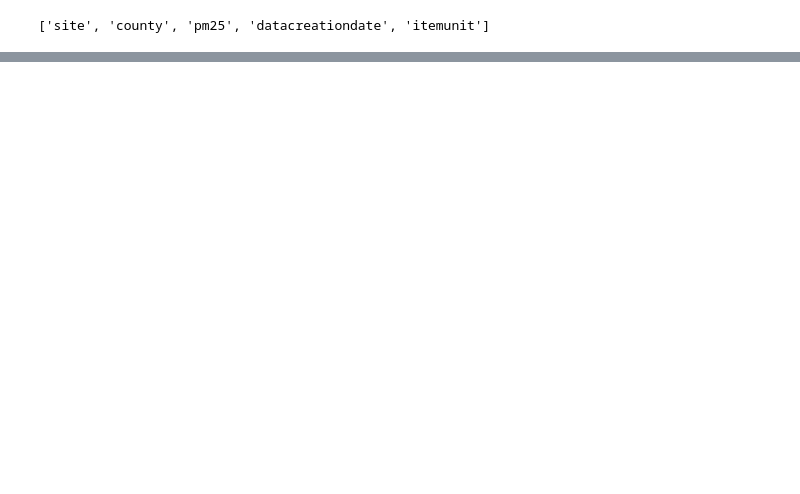
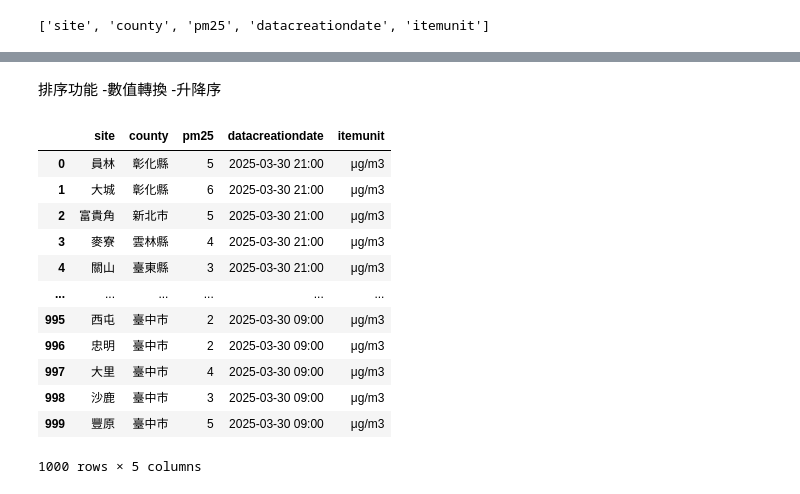
Before and after one commit to GarrisonHuang/flaskdemo, a Jupyter notebook: test.ipynb, the cells around one changed output, grey strips where cells are left out. Saved outputs shown, nothing was run; the diff lists cells and outputs as text; code cells hidden in the pictures; blank space fills up the shorter version.

```diff
--- a/test.ipynb
+++ b/test.ipynb
@@ -439,0 +425,4 @@ values
+# %% [markdown]
+排序功能
+-數值轉換
+-升降序
@@ -439,0 +431,18 @@ values
+# %%
+datas=requests.get(url).json()["records"]
+df=pd.DataFrame(datas)
+df
+# %% [output]
+|  | site | county | pm25 | datacreationdate | itemunit |
+| 0 | 員林 | 彰化縣 | 5 | 2025-03-30 21:00 | μg/m3 |
+| 1 | 大城 | 彰化縣 | 6 | 2025-03-30 21:00 | μg/m3 |
+| 2 | 富貴角 | 新北市 | 5 | 2025-03-30 21:00 | μg/m3 |
+| 3 | 麥寮 | 雲林縣 | 4 | 2025-03-30 21:00 | μg/m3 |
+| 4 | 關山 | 臺東縣 | 3 | 2025-03-30 21:00 | μg/m3 |
+| ... | ... | ... | ... | ... | ... |
+| 995 | 西屯 | 臺中市 | 2 | 2025-03-30 09:00 | μg/m3 |
+| 996 | 忠明 | 臺中市 | 2 | 2025-03-30 09:00 | μg/m3 |
+| 997 | 大里 | 臺中市 | 4 | 2025-03-30 09:00 | μg/m3 |
+| 998 | 沙鹿 | 臺中市 | 3 | 2025-03-30 09:00 | μg/m3 |
+| 999 | 豐原 | 臺中市 | 5 | 2025-03-30 09:00 | μg/m3 |
+1000 rows × 5 columns
```
Also changed, not shown: parts of 19 cells of this notebook, 3 other files.
